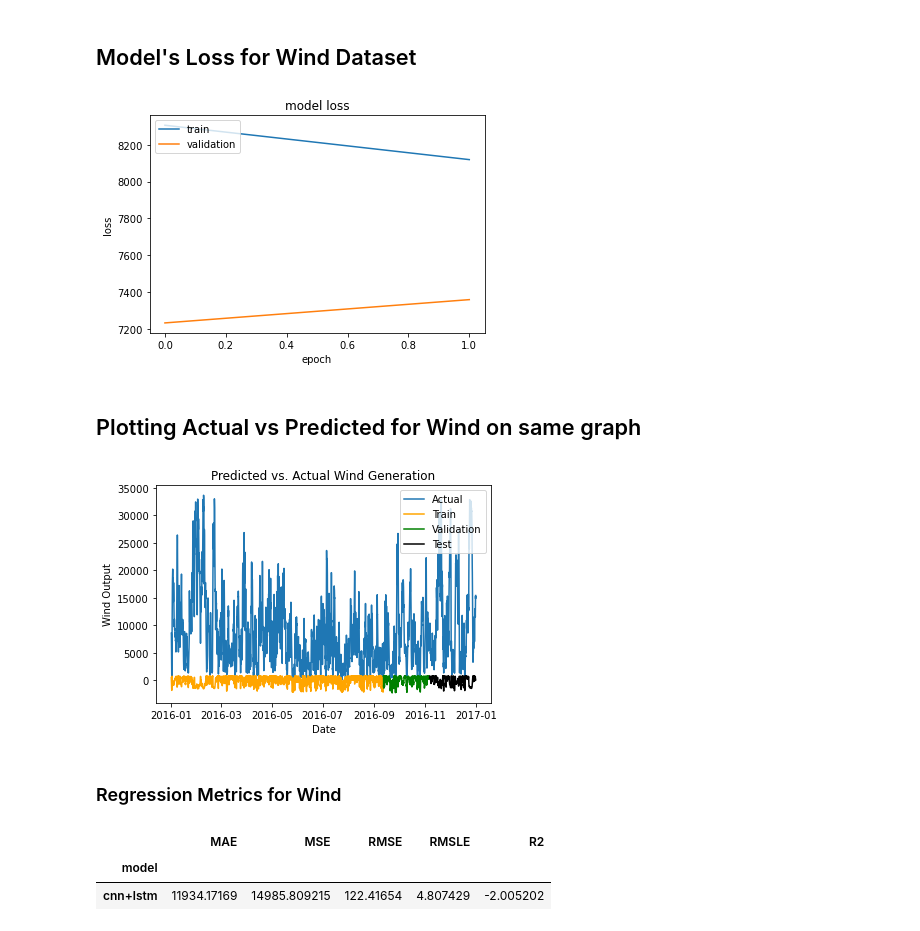
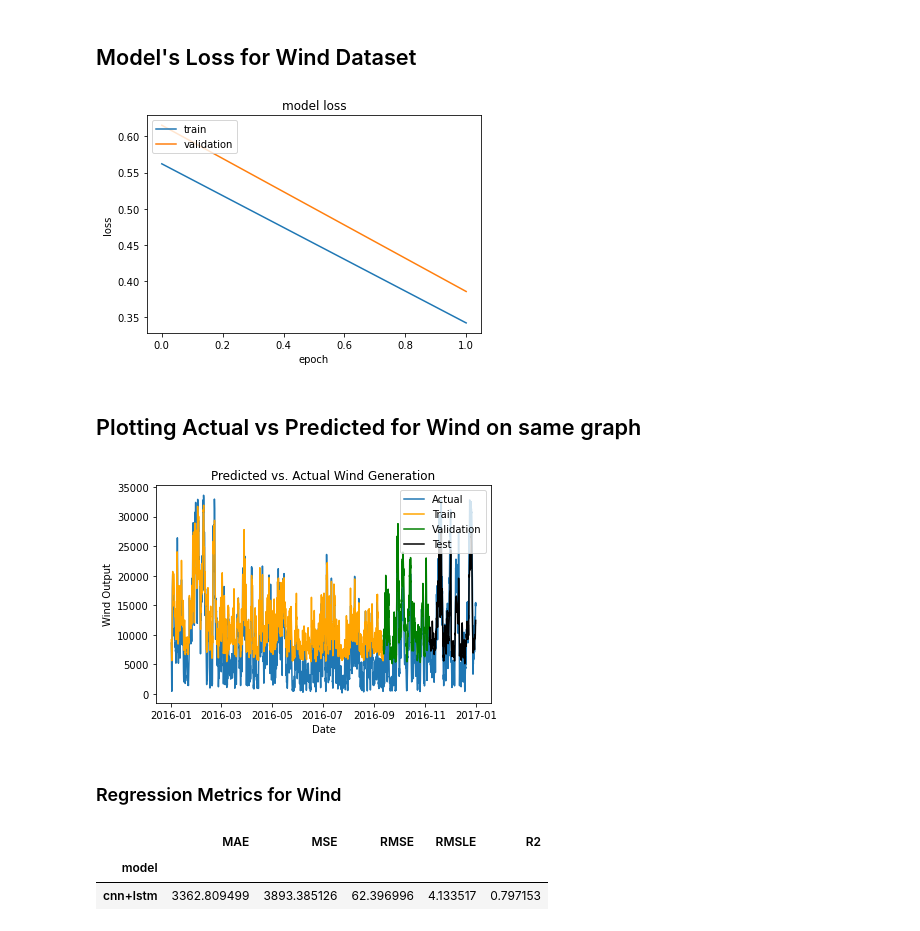
Before and after one commit to DheerajKN/Renewable-Energy-Prediction, a Jupyter notebook: 3. CNN + LSTM.ipynb, the cells around one changed output. Drawn from its saved outputs; the diff is of its cells as text; code cells hidden in the pictures.

```diff
--- a/3. CNN + LSTM.ipynb
+++ b/3. CNN + LSTM.ipynb
@@ -37,6 +40,8 @@ thesis_dataset = pd.read_csv('data/final_thesis_dataset.csv',parse_dates=[0], in
 train = thesis_dataset[:6097]
 valid = thesis_dataset[6097:7404]
 test = thesis_dataset[7404:]
+
+scaler = StandardScaler()
 
 #Extracting solar and wind X, y columns per set
 X_solar_train = train[['SWTDN', 'SWGDN', 'T', 'p']]
@@ -46,12 +51,12 @@ y_solar_valid = valid['DE_solar_generation_actual']
 X_solar_test = test[['SWTDN', 'SWGDN', 'T', 'p']]
 y_solar_test = test['DE_solar_generation_actual']
 
-X_wind_train = train[['v1', 'v2', 'v_50m', 'z0']]
-y_wind_train = train['DE_wind_generation_actual']
-X_wind_valid = valid[['v1', 'v2', 'v_50m', 'z0']]
-y_wind_valid = valid['DE_wind_generation_actual']
-X_wind_test = test[['v1', 'v2', 'v_50m', 'z0']]
-y_wind_test = test['DE_wind_generation_actual']
+X_wind_train = scaler.fit_transform(train[['v1', 'v2', 'v_50m', 'z0']])
+y_wind_train = scaler.fit_transform(train['DE_wind_generation_actual'].values.reshape(-1,1))
+X_wind_valid = scaler.fit_transform(valid[['v1', 'v2', 'v_50m', 'z0']])
+y_wind_valid = scaler.fit_transform(valid['DE_wind_generation_actual'].values.reshape(-1,1))
+X_wind_test = scaler.fit_transform(test[['v1', 'v2', 'v_50m', 'z0']])
+y_wind_test = scaler.fit_transform(test['DE_wind_generation_actual'].values.reshape(-1,1))
 # %% [markdown]
 ## Building a CNN + LSTM TensorFlow Model using Conv1D and LSTM for prediction
 # %%
@@ -244,7 +247,7 @@ plt.xlabel('epoch')
 plt.legend(['train', 'validation'], loc='upper left')
 plt.show()
 # %% [output]
-[figure, old version]
+[figure, new version]
 # %% [markdown]
 ## Plotting Actual vs Predicted for Wind on same graph
 # %%
@@ -254,32 +257,32 @@ test_wind_pred = wind_model.predict(X_wind_test)
 # %%
 df = thesis_dataset[['DE_wind_generation_actual']]
 
 train_df = train[['DE_wind_generation_actual']]
-train_df.loc[:, 'DE_wind_generation_actual'] = train_wind_pred
+train_df.loc[:, 'DE_wind_generation_actual'] = scaler.inverse_transform(train_wind_pred)
 
 valid_df = valid[['DE_wind_generation_actual']]
-valid_df.loc[:, 'DE_wind_generation_actual'] = val_wind_pred
+valid_df.loc[:, 'DE_wind_generation_actual'] = scaler.inverse_transform(val_wind_pred)
 
 test_df = test[['DE_wind_generation_actual']]
-test_df.loc[:, 'DE_wind_generation_actual'] = test_wind_pred
+test_df.loc[:, 'DE_wind_generation_actual'] = scaler.inverse_transform(test_wind_pred)
 
 # Plot all predictions
 inversetransform, =plt.plot(df, label = 'Actual')
 train_wind_predx, =plt.plot(train_df, color='orange', label = 'Train')
 val_wind_predx, =plt.plot(valid_df, color='green', label = 'Validation')
 test_wind_predx, =plt.plot(test_df, color='black', label = 'Test')
 plt.xlabel('Date')
 plt.ylabel('Wind Output')
 plt.legend(loc="upper right")
 plt.title("Predicted vs. Actual Wind Generation")
 plt.show()
 # %% [output]
-[figure, old version]
+[figure, new version]
 # %% [markdown]
 ### Regression Metrics for Wind
 # %%
-metrics('cnn+lstm', test[['DE_wind_generation_actual']], test_wind_pred)
+metrics('cnn+lstm', test[['DE_wind_generation_actual']], scaler.inverse_transform(test_wind_pred))
 # %% [output]
 |  | MAE | MSE | RMSE | RMSLE | R2 |
 | model |  |  |  |  |  |
-| cnn+lstm | 11934.17169 | 14985.809215 | 122.41654 | 4.807429 | -2.005202 |
+| cnn+lstm | 3362.809499 | 3893.385126 | 62.396996 | 4.133517 | 0.797153 |
```
Also changed, not shown: parts of 9 cells of this notebook.
